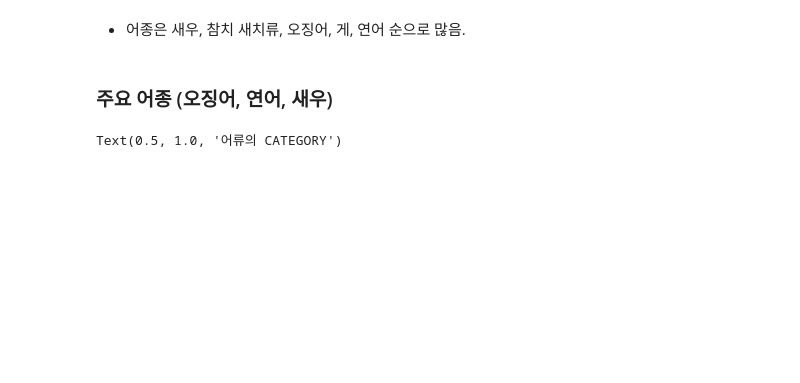
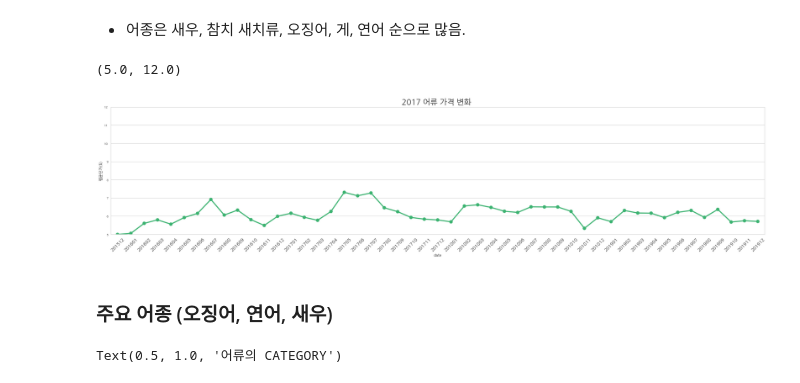
Before and after one commit to Yeony54/Project_Seafood_Import_Price_Prediction, a Jupyter notebook: 1. 제공데이터 EDA (수정).ipynb, the cells around one changed output. Saved outputs shown, nothing was run; the diff lists cells and outputs as text; code cells hidden in the pictures; blank space fills up the shorter version.

```diff
--- a/1. 제공데이터 EDA (수정).ipynb
+++ b/1. 제공데이터 EDA (수정).ipynb
@@ -480,5 +458,37 @@ plt.show()
 # %% [markdown]
 - 어종은 새우, 참치 새치류, 오징어, 게, 연어 순으로 많음.
+# %%
+df_fish['is_2017'] = np.where((df_fish.date >= '201512') & (df_fish.date <= '201912') ,'1','0')
+is_2017 = df_fish['is_2017'].str.contains('1',na=False)
+df_2017 = df_fish[is_2017]
+df_2017['isnot_tuna'] = np.where(df_2017['어종'].str.contains('참치',na=False) ,'1','0')
+isnot_tuna = df_2017['isnot_tuna'].str.contains('0',na=False)
+df_notuna = df_2017[isnot_tuna]
+
+
+df_two = df_notuna['평균단가($)'].groupby(df_notuna['어종'])
+# print("---size---")
+# print(df_two.size())
+# print("---max---")
+# print(df_two.max())
+# print("---min---")
+# print(df_two.min())
+# print("---mean---")
+# print(df_two.mean())
+# print("---median---")
+# print(df_two.median())
+
+
+plt.figure(figsize=(30, 6))
+
+sns.pointplot(x='date', y='평균단가($)', data=df_notuna, ci=None, color='mediumseagreen')
+plt.xticks(fontsize=12, rotation=45)
+plt.yticks(fontsize=8)
+plt.title('2017 어류 가격 변화 ', fontsize=title_size)
+plt.ylim(5,12)
+# %% [output]
+(5.0, 12.0)
+[figure, added]
 # %% [markdown]
 ### 주요 어종 (오징어, 연어, 새우)
 # %%
```
Also changed, not shown: parts of 40 cells of this notebook.
